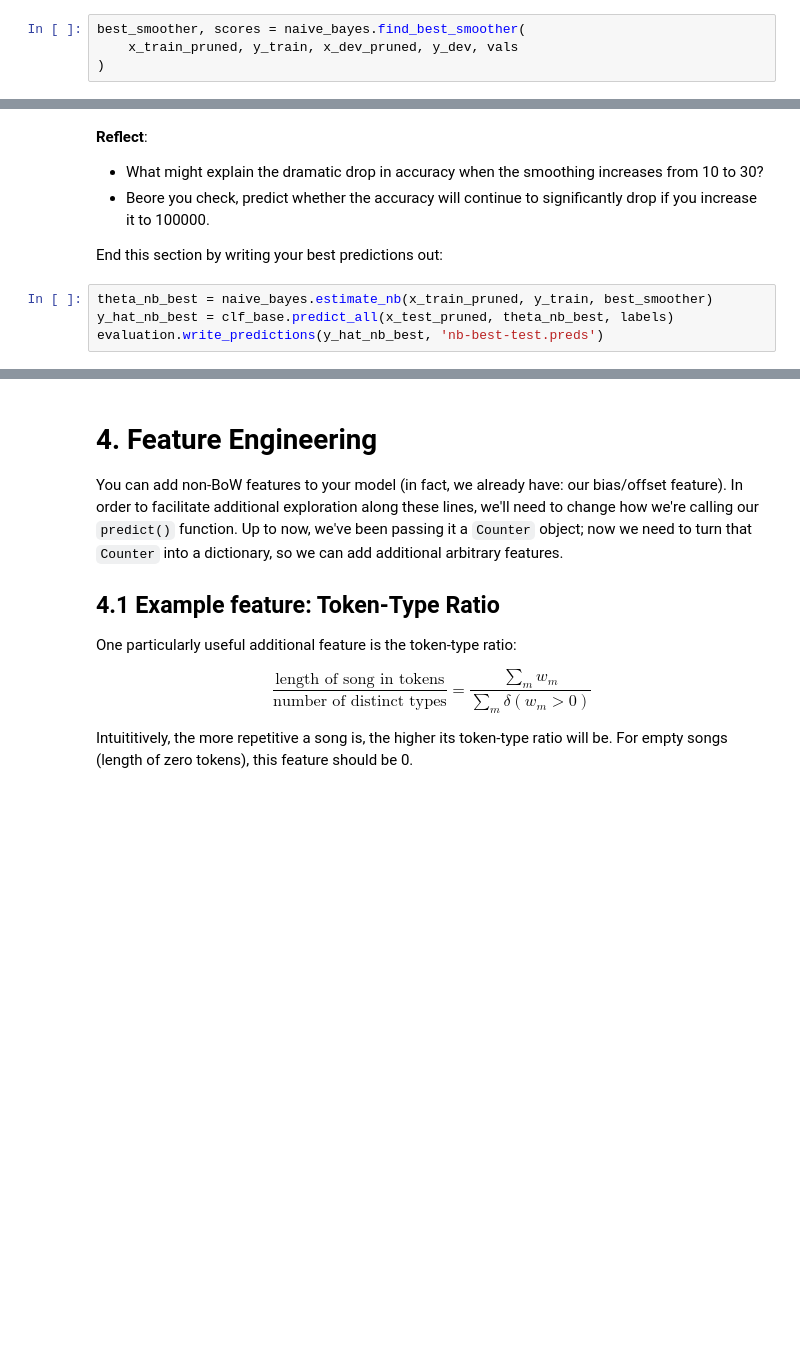
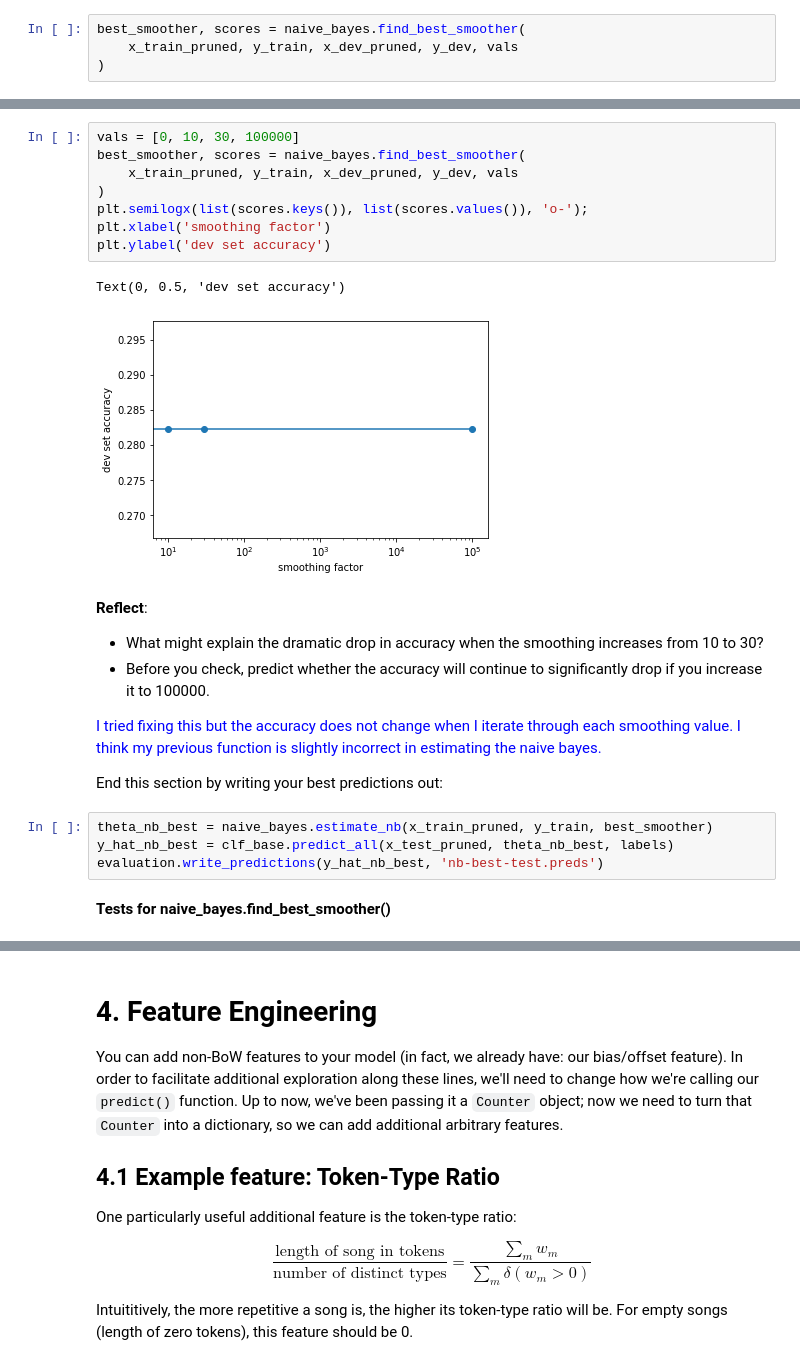
Before and after one commit to jvnguyen94/CS662_NLP, a Jupyter notebook: Homework2/nguyen_justine_CS662_hw2.ipynb, the cells around one changed output, grey strips where cells are left out. Drawn from its saved outputs; the diff is of its cells as text; blank space fills up the shorter version.

```diff
--- a/Homework2/nguyen_justine_CS662_hw2.ipynb
+++ b/Homework2/nguyen_justine_CS662_hw2.ipynb
@@ -498,11 +539,30 @@ plt.ylabel('dev set accuracy')
+# %%
+vals = [0, 10, 30, 100000]
+best_smoother, scores = naive_bayes.find_best_smoother(
+    x_train_pruned, y_train, x_dev_pruned, y_dev, vals
+)
+plt.semilogx(list(scores.keys()), list(scores.values()), 'o-');
+plt.xlabel('smoothing factor')
+plt.ylabel('dev set accuracy')
+# %% [output]
+Text(0, 0.5, 'dev set accuracy')
+[figure, added]
 # %% [markdown]
 **Reflect**:
 
 * What might explain the dramatic drop in accuracy when the smoothing increases from 10 to 30?
-* Beore you check, predict whether the accuracy will continue to significantly drop if you increase it to 100000.
+* Before you check, predict whether the accuracy will continue to significantly drop if you increase it to 100000.
+
+<font color='blue'>
+
+I tried fixing this but the accuracy does not change when I iterate through each smoothing value. I think my previous function is slightly incorrect in estimating the naive bayes.
+
+</font>
 
 End this section by writing your best predictions out:
 # %%
 theta_nb_best = naive_bayes.estimate_nb(x_train_pruned, y_train, best_smoother)
 y_hat_nb_best = clf_base.predict_all(x_test_pruned, theta_nb_best, labels)
 evaluation.write_predictions(y_hat_nb_best, 'nb-best-test.preds')
+# %% [markdown]
+**Tests for naive_bayes.find_best_smoother()**
```
Also changed, not shown: parts of 41 cells of this notebook, 10 other files.
